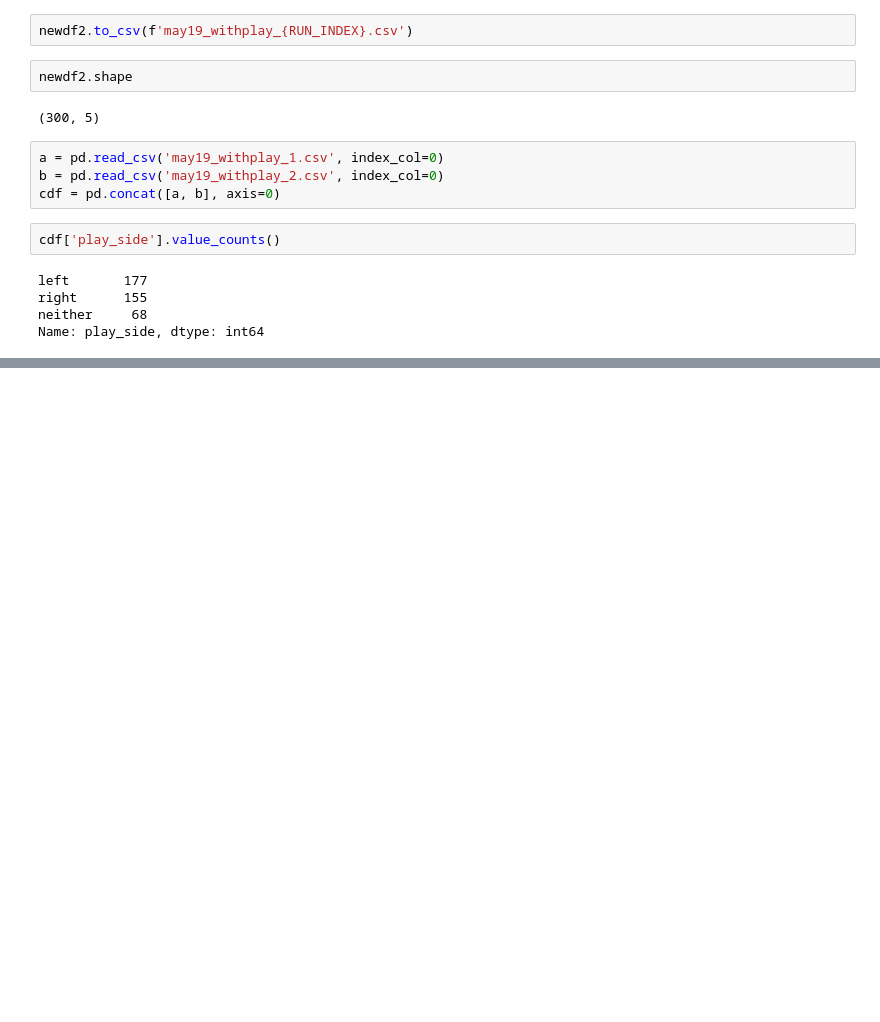
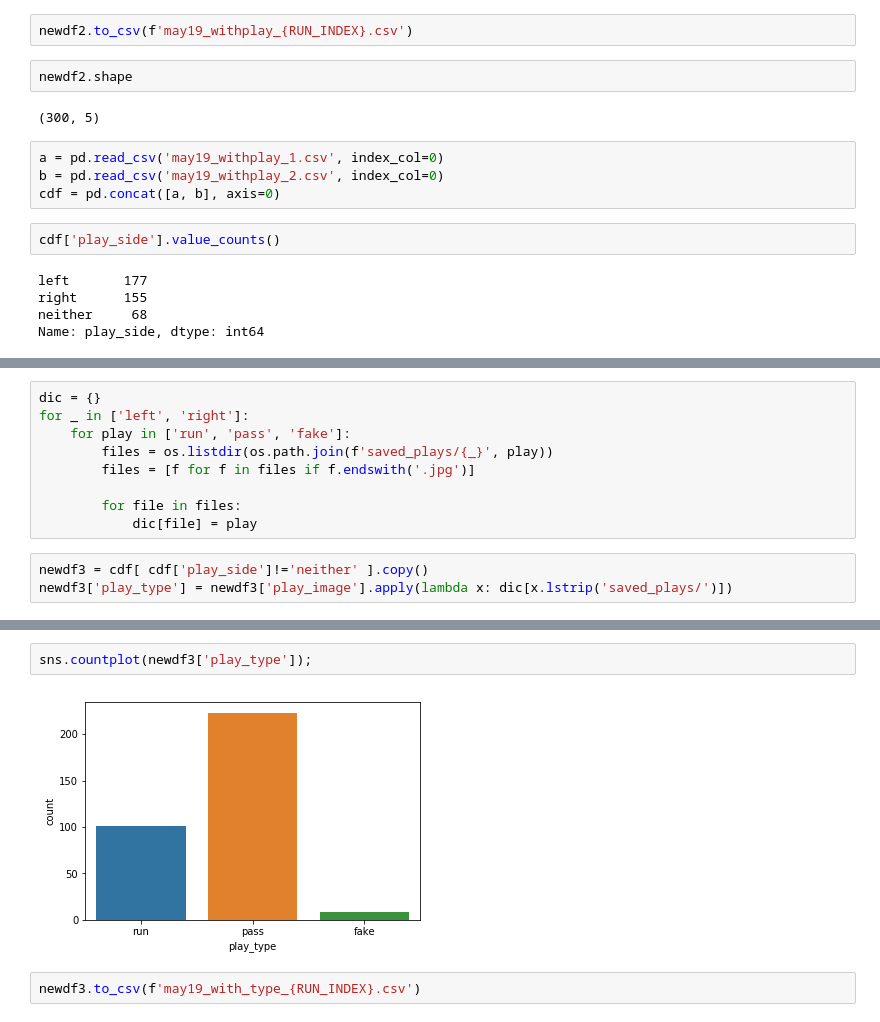
Before and after one commit to WJMatthew/MUT19, a Jupyter notebook: video/mut_clips.ipynb, the cells around one changed output, grey strips where cells are left out. Saved outputs shown, nothing was run; the diff lists cells and outputs as text; blank space fills up the shorter version.

```diff
--- a/video/mut_clips.ipynb
+++ b/video/mut_clips.ipynb
@@ -220,0 +232,12 @@ Name: play_side, dtype: int64
+# %%
+dic = {}
+for _ in ['left', 'right']:
+    for play in ['run', 'pass', 'fake']:
+        files = os.listdir(os.path.join(f'saved_plays/{_}', play))
+        files = [f for f in files if f.endswith('.jpg')]
+
+        for file in files:
+            dic[file] = play
+# %%
+newdf3 = cdf[ cdf['play_side']!='neither' ].copy()
+newdf3['play_type'] = newdf3['play_image'].apply(lambda x: dic[x.lstrip('saved_plays/')])
@@ -220,0 +260,6 @@ Name: play_side, dtype: int64
+# %%
+sns.countplot(newdf3['play_type']);
+# %% [output]
+[figure, added]
+# %%
+newdf3.to_csv(f'may19_with_type_{RUN_INDEX}.csv')
```
Also changed, not shown: parts of 6 cells of this notebook, 1 other file.
